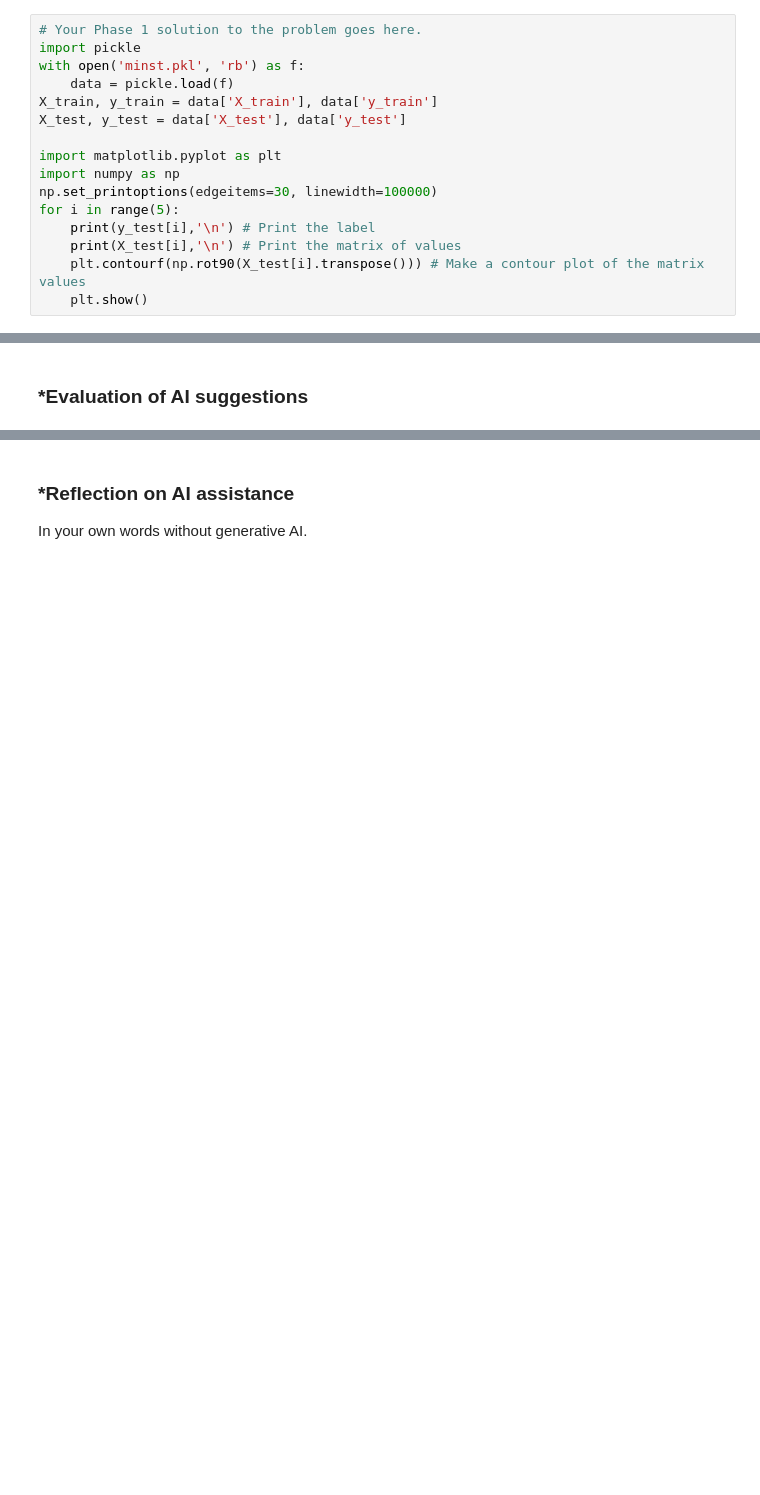
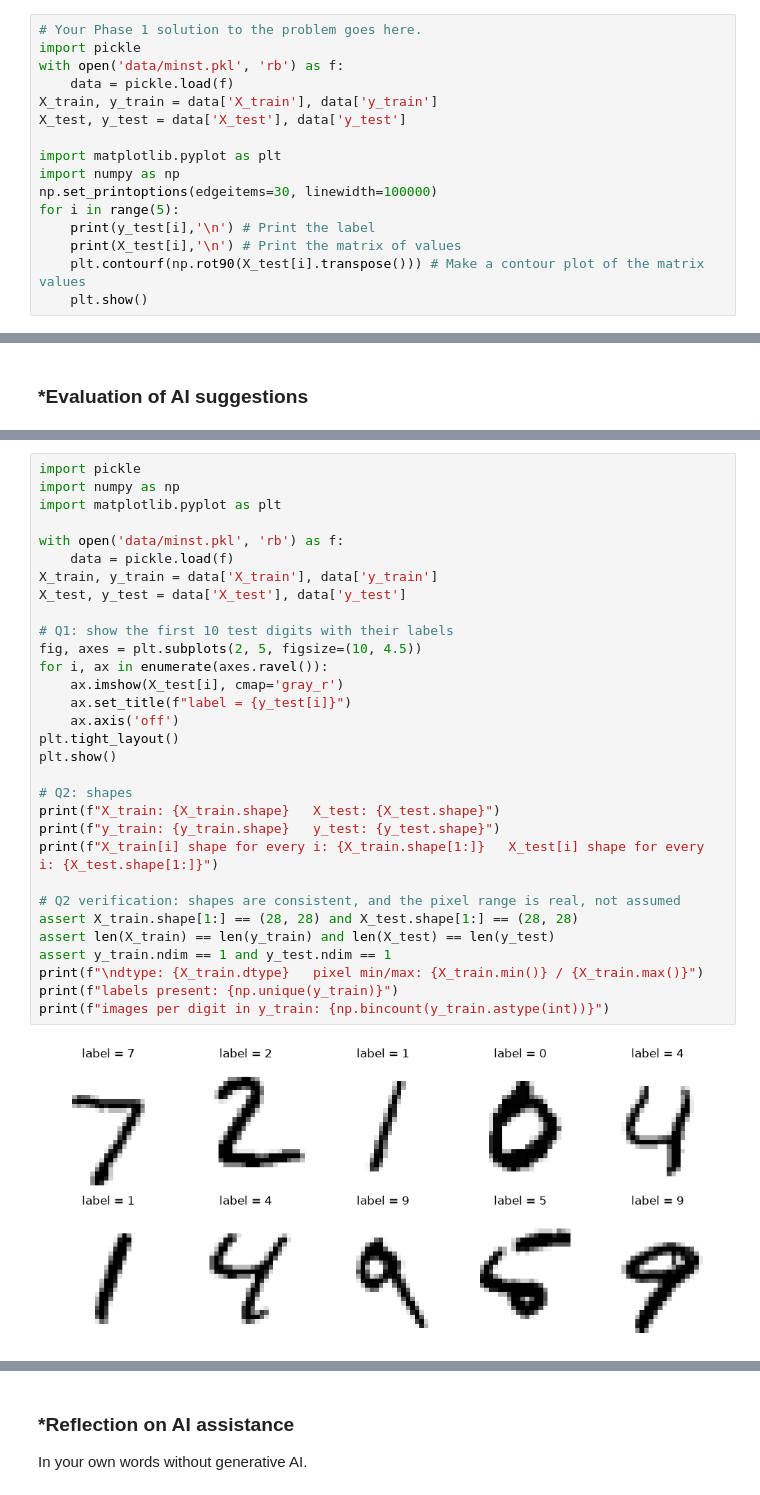
Before and after one commit to eviemcmahan/L01-cv, a Jupyter notebook: notebook_8.ipynb, the cells around one changed output, grey strips where cells are left out. Drawn from its saved outputs; the diff is of its cells as text; blank space fills up the shorter version.

```diff
--- a/notebook_8.ipynb
+++ b/notebook_8.ipynb
@@ -50,7 +50,7 @@ notebook before beginning Phase 2.
 # %%
 # Your Phase 1 solution to the problem goes here.
 import pickle
-with open('minst.pkl', 'rb') as f:
+with open('data/minst.pkl', 'rb') as f:
     data = pickle.load(f)
 X_train, y_train = data['X_train'], data['y_train']
 X_test, y_test = data['X_test'], data['y_test']
@@ -352,0 +368,33 @@ After the evaluation of AI suggestions, incorporate the accepted revisions into
+# %%
+import pickle
+import numpy as np
+import matplotlib.pyplot as plt
+
+with open('data/minst.pkl', 'rb') as f:
+    data = pickle.load(f)
+X_train, y_train = data['X_train'], data['y_train']
+X_test, y_test = data['X_test'], data['y_test']
+
+# Q1: show the first 10 test digits with their labels
+fig, axes = plt.subplots(2, 5, figsize=(10, 4.5))
+for i, ax in enumerate(axes.ravel()):
+    ax.imshow(X_test[i], cmap='gray_r')
+    ax.set_title(f"label = {y_test[i]}")
+    ax.axis('off')
+plt.tight_layout()
+plt.show()
+
+# Q2: shapes
+print(f"X_train: {X_train.shape}   X_test: {X_test.shape}")
+print(f"y_train: {y_train.shape}   y_test: {y_test.shape}")
+print(f"X_train[i] shape for every i: {X_train.shape[1:]}   X_test[i] shape for every i: {X_test.shape[1:]}")
+
+# Q2 verification: shapes are consistent, and the pixel range is real, not assumed
+assert X_train.shape[1:] == (28, 28) and X_test.shape[1:] == (28, 28)
+assert len(X_train) == len(y_train) and len(X_test) == len(y_test)
+assert y_train.ndim == 1 and y_test.ndim == 1
+print(f"\ndtype: {X_train.dtype}   pixel min/max: {X_train.min()} / {X_train.max()}")
+print(f"labels present: {np.unique(y_train)}")
+print(f"images per digit in y_train: {np.bincount(y_train.astype(int))}")
+# %% [output]
+[figure, added]
```
Also changed, not shown: parts of 32 cells of this notebook.
